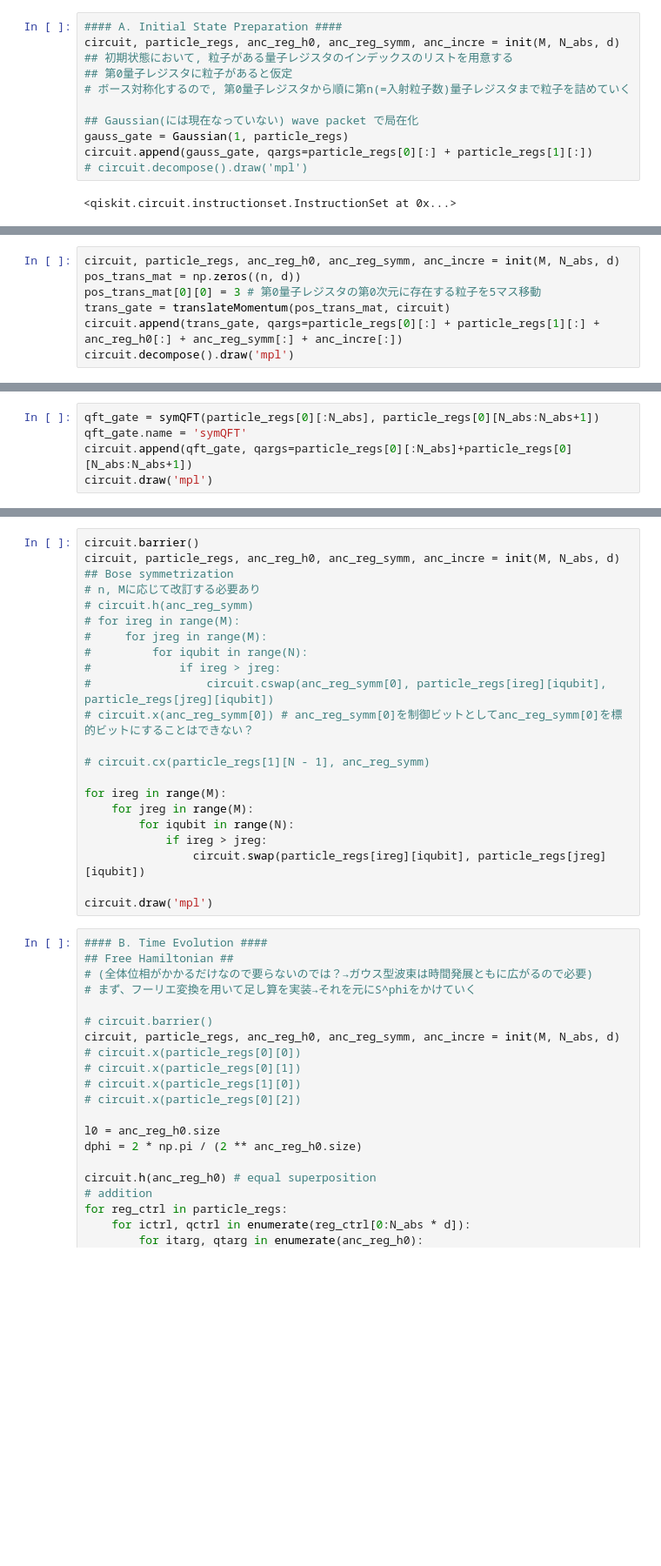
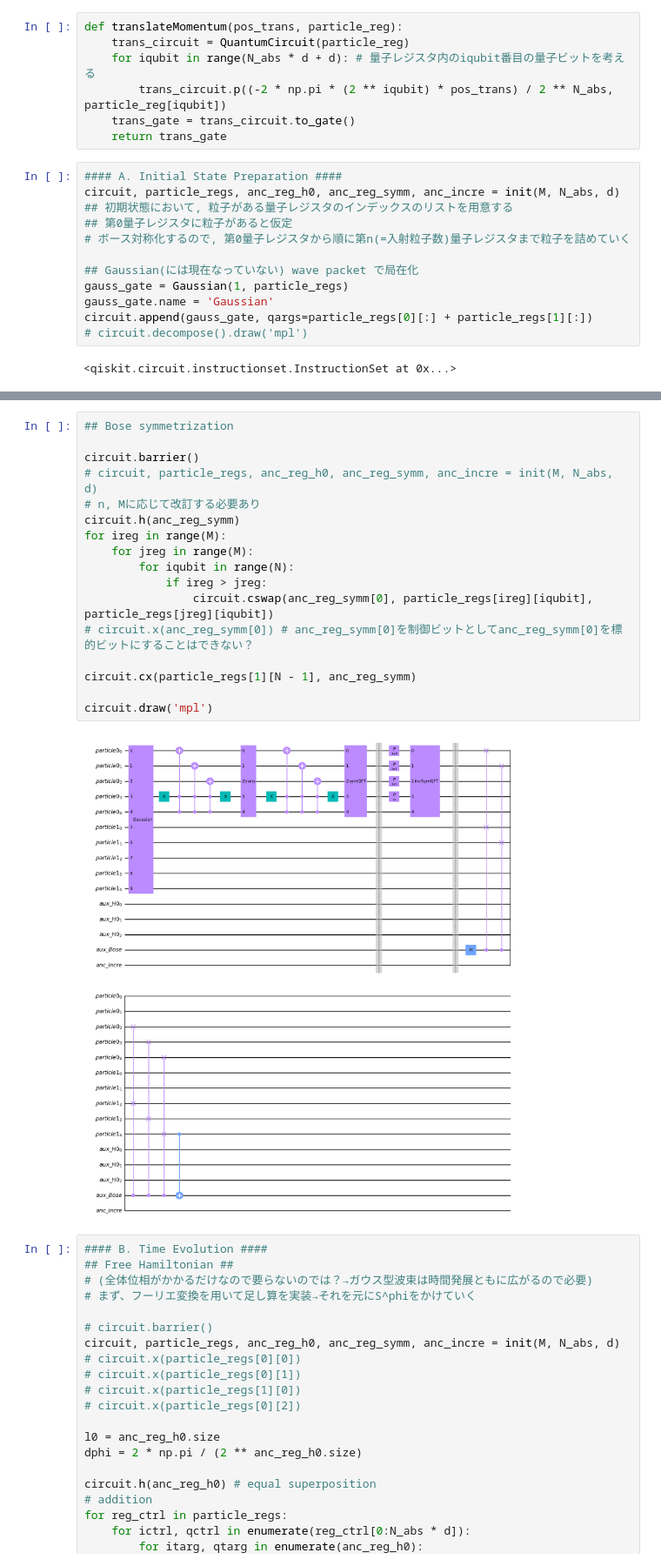
Before and after one commit to UTokyo-ICEPP/single-particle-qft, a Jupyter notebook: qsp/qc_single_particle.ipynb, the cells around one changed output, grey strips where cells are left out. Shown at 87% size. Drawn from its saved outputs; the diff is of its cells as text; blank space fills up the shorter version.

```diff
--- a/qsp/qc_single_particle.ipynb
+++ b/qsp/qc_single_particle.ipynb
@@ -55,3 +110,10 @@ def Gaussian(num_of_particle, particle_regs):
+# %%
+def translateMomentum(pos_trans, particle_reg):
+    trans_circuit = QuantumCircuit(particle_reg)
+    for iqubit in range(N_abs * d + d): # 量子レジスタ内のiqubit番目の量子ビットを考える
+        trans_circuit.p((-2 * np.pi * (2 ** iqubit) * pos_trans) / 2 ** N_abs, particle_reg[iqubit])
+    trans_gate = trans_circuit.to_gate()
+    return trans_gate
 # %%
 #### A. Initial State Preparation ####
 circuit, particle_regs, anc_reg_h0, anc_reg_symm, anc_incre = init(M, N_abs, d)
@@ -61,6 +123,7 @@ circuit, particle_regs, anc_reg_h0, anc_reg_symm, anc_incre = init(M, N_abs, d)
 
 ## Gaussian(には現在なっていない) wave packet で局在化
 gauss_gate = Gaussian(1, particle_regs)
+gauss_gate.name = 'Gaussian'
 circuit.append(gauss_gate, qargs=particle_regs[0][:] + particle_regs[1][:])
 # circuit.decompose().draw('mpl')
 # %% [output]
@@ -89,7 +130,0 @@ def translateMomentum(pos_trans_mat, circuit):
-# %%
-circuit, particle_regs, anc_reg_h0, anc_reg_symm, anc_incre = init(M, N_abs, d)
-pos_trans_mat = np.zeros((n, d))
-pos_trans_mat[0][0] = 3 # 第0量子レジスタの第0次元に存在する粒子を5マス移動
-trans_gate = translateMomentum(pos_trans_mat, circuit)
-circuit.append(trans_gate, qargs=particle_regs[0][:] + particle_regs[1][:] + anc_reg_h0[:] + anc_reg_symm[:] + anc_incre[:])
-circuit.decompose().draw('mpl')
@@ -211,5 +182,0 @@ circuit.decompose().draw('mpl')
-# %%
-qft_gate = symQFT(particle_regs[0][:N_abs], particle_regs[0][N_abs:N_abs+1])
-qft_gate.name = 'symQFT'
-circuit.append(qft_gate, qargs=particle_regs[0][:N_abs]+particle_regs[0][N_abs:N_abs+1])
-circuit.draw('mpl')
@@ -257,25 +183,22 @@ circuit.draw('mpl')
 # %%
+## Bose symmetrization
+
 circuit.barrier()
-circuit, particle_regs, anc_reg_h0, anc_reg_symm, anc_incre = init(M, N_abs, d)
-## Bose symmetrization
+# circuit, particle_regs, anc_reg_h0, anc_reg_symm, anc_incre = init(M, N_abs, d)
 # n, Mに応じて改訂する必要あり
-# circuit.h(anc_reg_symm)
-# for ireg in range(M):
-#     for jreg in range(M):
-#         for iqubit in range(N):
-#             if ireg > jreg:
-#                 circuit.cswap(anc_reg_symm[0], particle_regs[ireg][iqubit], particle_regs[jreg][iqubit])
-# circuit.x(anc_reg_symm[0]) # anc_reg_symm[0]を制御ビットとしてanc_reg_symm[0]を標的ビットにすることはできない？
-
-# circuit.cx(particle_regs[1][N - 1], anc_reg_symm)
-
+circuit.h(anc_reg_symm)
 for ireg in range(M):
     for jreg in range(M):
         for iqubit in range(N):
             if ireg > jreg:
-                circuit.swap(particle_regs[ireg][iqubit], particle_regs[jreg][iqubit])
+                circuit.cswap(anc_reg_symm[0], particle_regs[ireg][iqubit], particle_regs[jreg][iqubit])
+# circuit.x(anc_reg_symm[0]) # anc_reg_symm[0]を制御ビットとしてanc_reg_symm[0]を標的ビットにすることはできない？
+
+circuit.cx(particle_regs[1][N - 1], anc_reg_symm)
 
 circuit.draw('mpl')
+# %% [output]
+[figure, added]
 # %%
 #### B. Time Evolution ####
 ## Free Hamiltonian ##
```
Also changed, not shown: parts of 18 cells of this notebook.
